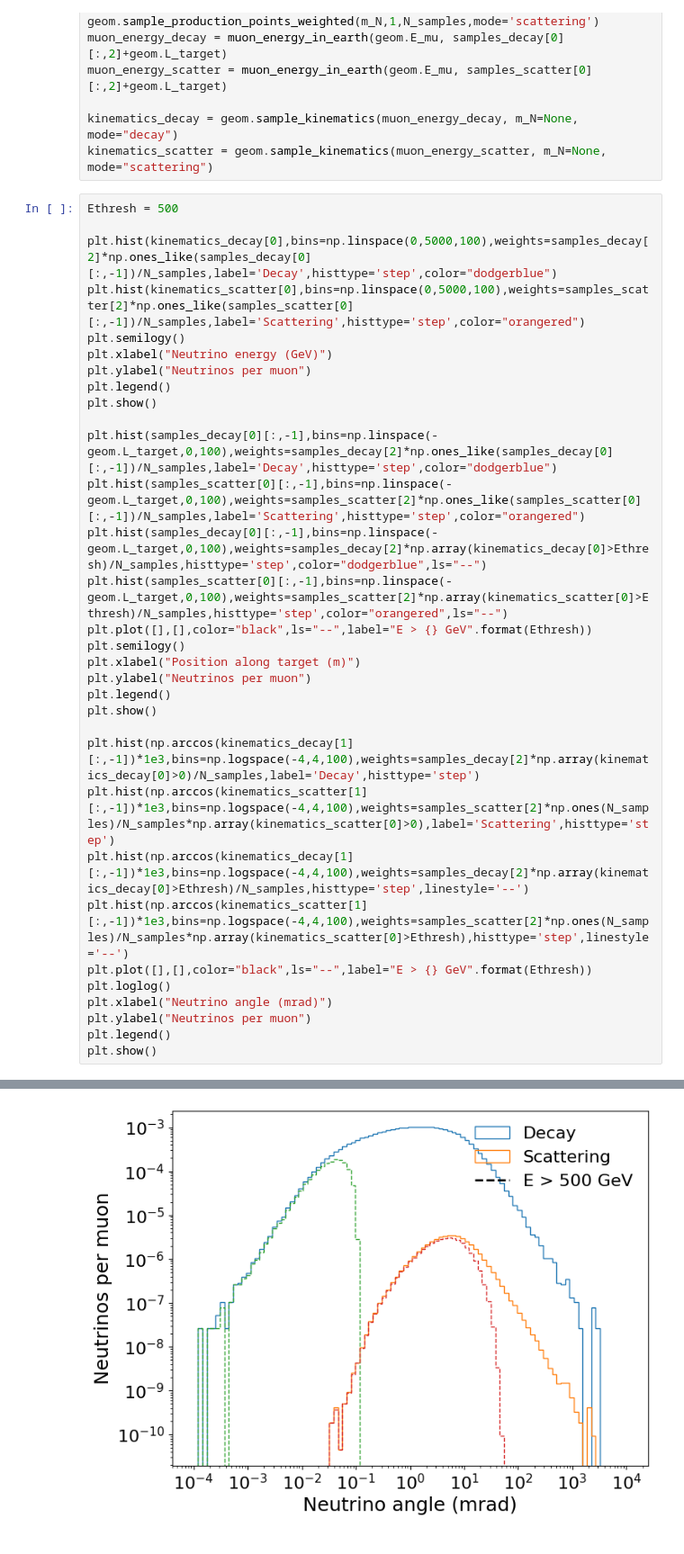
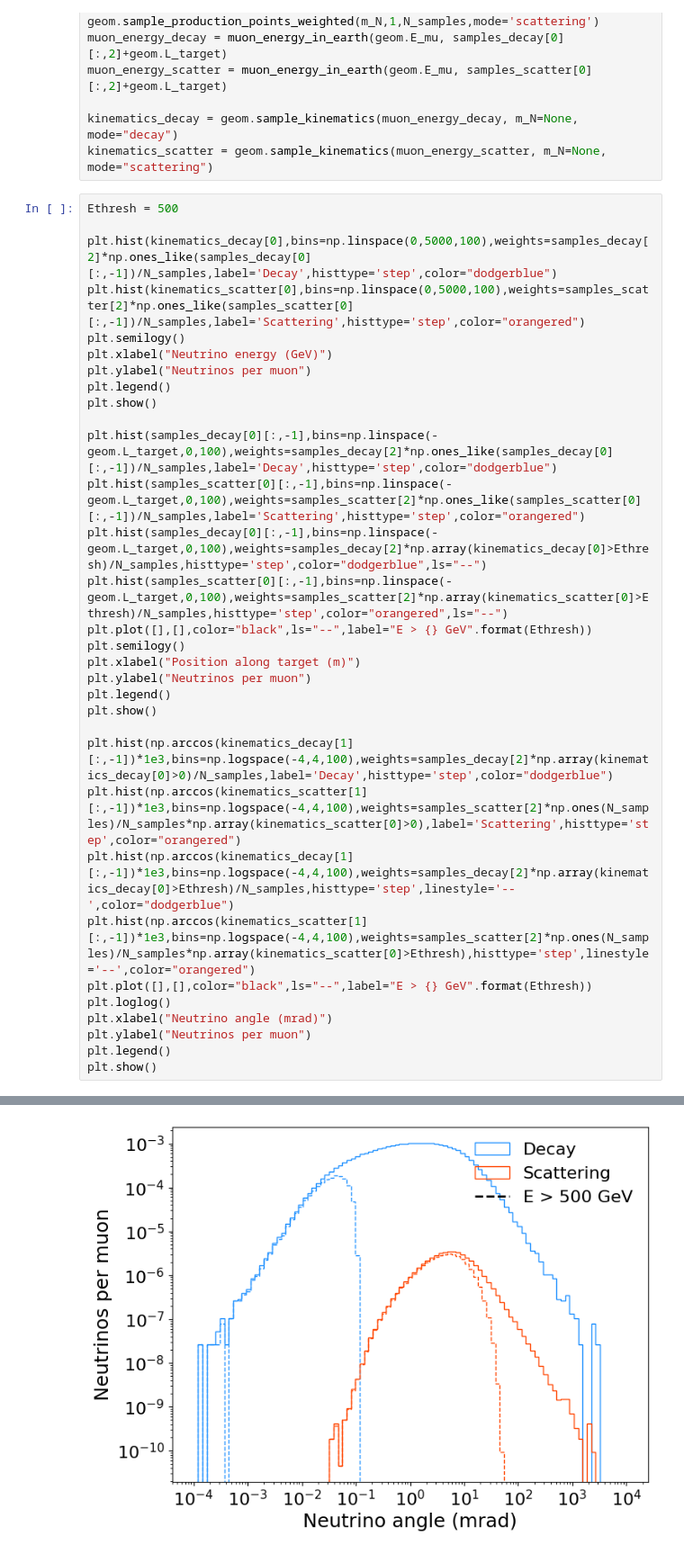
Before and after one commit to nickkamp1/NeutrinoFactoryHNL, a Jupyter notebook: BalloonSandbox.ipynb, the cells around one changed output, grey strips where cells are left out. Shown at 90% size. Saved outputs shown, nothing was run; the diff lists cells and outputs as text.

Commit message:
minor color changes

```diff
--- a/BalloonSandbox.ipynb
+++ b/BalloonSandbox.ipynb
@@ -774,35 +774,35 @@ kinematics_scatter = geom.sample_kinematics(muon_energy_scatter, m_N=None, mode=
 Ethresh = 500
 
 plt.hist(kinematics_decay[0],bins=np.linspace(0,5000,100),weights=samples_decay[2]*np.ones_like(samples_decay[0][:,-1])/N_samples,label='Decay',histtype='step',color="dodgerblue")
 plt.hist(kinematics_scatter[0],bins=np.linspace(0,5000,100),weights=samples_scatter[2]*np.ones_like(samples_scatter[0][:,-1])/N_samples,label='Scattering',histtype='step',color="orangered")
 plt.semilogy()
 plt.xlabel("Neutrino energy (GeV)")
 plt.ylabel("Neutrinos per muon")
 plt.legend()
 plt.show()
 
 plt.hist(samples_decay[0][:,-1],bins=np.linspace(-geom.L_target,0,100),weights=samples_decay[2]*np.ones_like(samples_decay[0][:,-1])/N_samples,label='Decay',histtype='step',color="dodgerblue")
 plt.hist(samples_scatter[0][:,-1],bins=np.linspace(-geom.L_target,0,100),weights=samples_scatter[2]*np.ones_like(samples_scatter[0][:,-1])/N_samples,label='Scattering',histtype='step',color="orangered")
 plt.hist(samples_decay[0][:,-1],bins=np.linspace(-geom.L_target,0,100),weights=samples_decay[2]*np.array(kinematics_decay[0]>Ethresh)/N_samples,histtype='step',color="dodgerblue",ls="--")
 plt.hist(samples_scatter[0][:,-1],bins=np.linspace(-geom.L_target,0,100),weights=samples_scatter[2]*np.array(kinematics_scatter[0]>Ethresh)/N_samples,histtype='step',color="orangered",ls="--")
 plt.plot([],[],color="black",ls="--",label="E > {} GeV".format(Ethresh))
 plt.semilogy()
 plt.xlabel("Position along target (m)")
 plt.ylabel("Neutrinos per muon")
 plt.legend()
 plt.show()
 
-plt.hist(np.arccos(kinematics_decay[1][:,-1])*1e3,bins=np.logspace(-4,4,100),weights=samples_decay[2]*np.array(kinematics_decay[0]>0)/N_samples,label='Decay',histtype='step')
-plt.hist(np.arccos(kinematics_scatter[1][:,-1])*1e3,bins=np.logspace(-4,4,100),weights=samples_scatter[2]*np.ones(N_samples)/N_samples*np.array(kinematics_scatter[0]>0),label='Scattering',histtype='step')
-plt.hist(np.arccos(kinematics_decay[1][:,-1])*1e3,bins=np.logspace(-4,4,100),weights=samples_decay[2]*np.array(kinematics_decay[0]>Ethresh)/N_samples,histtype='step',linestyle='--')
-plt.hist(np.arccos(kinematics_scatter[1][:,-1])*1e3,bins=np.logspace(-4,4,100),weights=samples_scatter[2]*np.ones(N_samples)/N_samples*np.array(kinematics_scatter[0]>Ethresh),histtype='step',linestyle='--')
+plt.hist(np.arccos(kinematics_decay[1][:,-1])*1e3,bins=np.logspace(-4,4,100),weights=samples_decay[2]*np.array(kinematics_decay[0]>0)/N_samples,label='Decay',histtype='step',color="dodgerblue")
+plt.hist(np.arccos(kinematics_scatter[1][:,-1])*1e3,bins=np.logspace(-4,4,100),weights=samples_scatter[2]*np.ones(N_samples)/N_samples*np.array(kinematics_scatter[0]>0),label='Scattering',histtype='step',color="orangered")
+plt.hist(np.arccos(kinematics_decay[1][:,-1])*1e3,bins=np.logspace(-4,4,100),weights=samples_decay[2]*np.array(kinematics_decay[0]>Ethresh)/N_samples,histtype='step',linestyle='--',color="dodgerblue")
+plt.hist(np.arccos(kinematics_scatter[1][:,-1])*1e3,bins=np.logspace(-4,4,100),weights=samples_scatter[2]*np.ones(N_samples)/N_samples*np.array(kinematics_scatter[0]>Ethresh),histtype='step',linestyle='--',color="orangered")
 plt.plot([],[],color="black",ls="--",label="E > {} GeV".format(Ethresh))
 plt.loglog()
 plt.xlabel("Neutrino angle (mrad)")
 plt.ylabel("Neutrinos per muon")
 plt.legend()
 plt.show()
 # %% [output]
 [figure]
 [figure]
-[figure, old version]
+[figure, new version]
```
